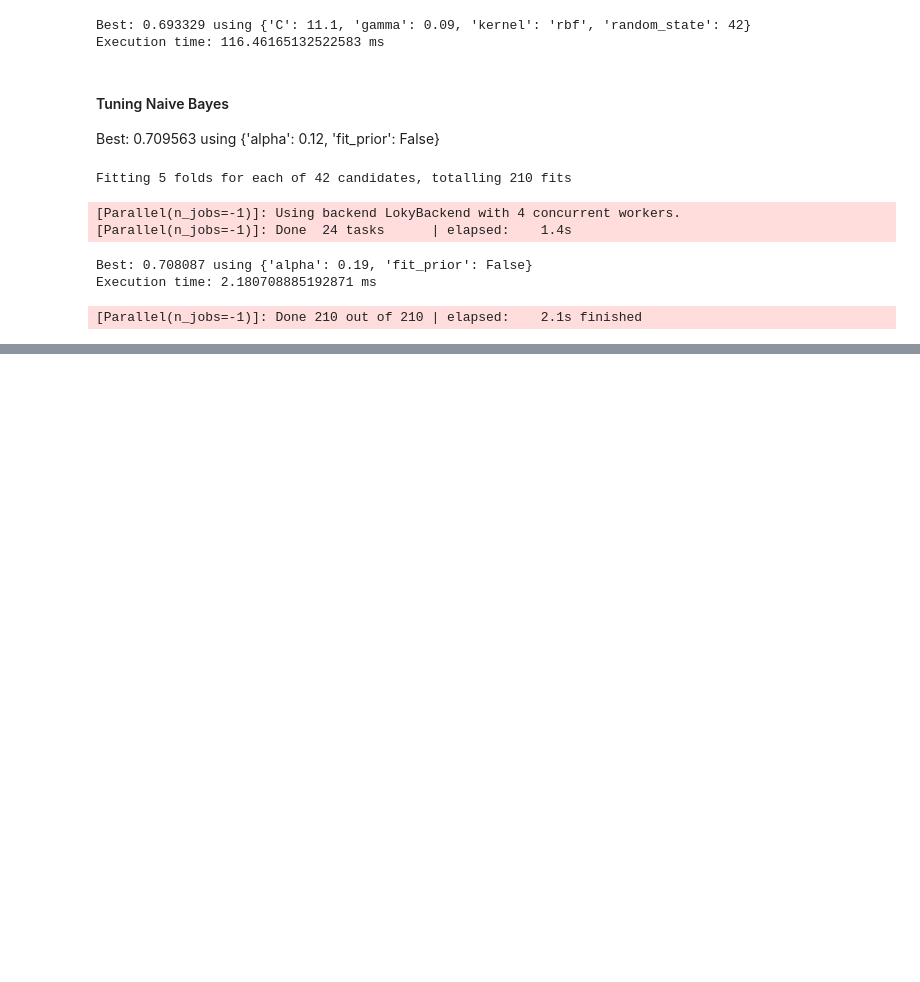
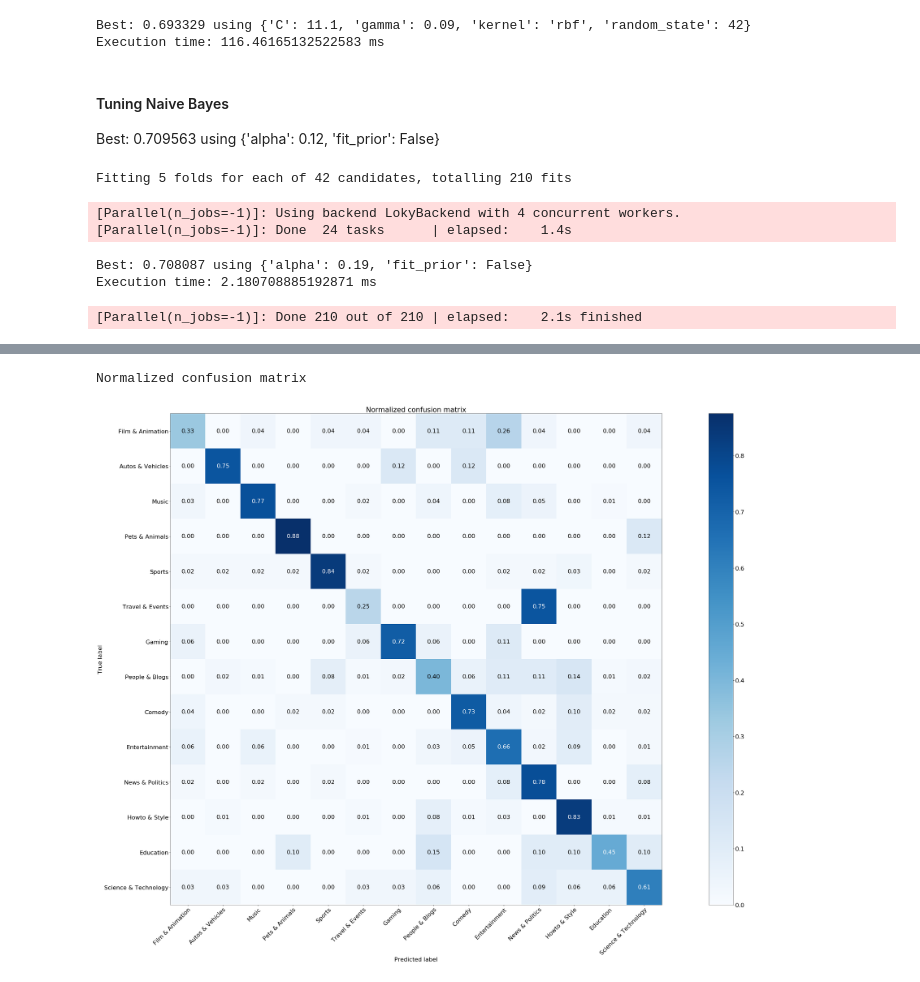
Before and after one commit to nwwnw-dam/Youtube-Data-Analysis, a Jupyter notebook: Category prediction using video title and tags Part 1.ipynb, the cells around one changed output, grey strips where cells are left out. Cells and saved outputs as stored; diff of their text form; code cells hidden in the pictures; blank space fills up the shorter version.

```diff
--- a/Category prediction using video title and tags Part 1.ipynb
+++ b/Category prediction using video title and tags Part 1.ipynb
@@ -2,6 +2,9 @@
 # Category prediction using video title and tags
 # %%
 import numpy as np
+import matplotlib.pyplot as plt
+plt.rcParams["figure.figsize"] = (50,30)
+plt.rcParams.update({'font.size': 22})
 import pandas as pd
 import tensorflow as tf
 import nltk
@@ -21,6 +24,8 @@ from sklearn.svm import SVC
 from sklearn.neighbors import KNeighborsClassifier
 from sklearn.tree import DecisionTreeClassifier
 from sklearn.neural_network import MLPClassifier
+from sklearn.metrics import confusion_matrix
+from sklearn.utils.multiclass import unique_labels
 
 from nltk.tokenize import word_tokenize
 from nltk.stem.porter import PorterStemmer
@@ -152,7 +155,7 @@ def clean_and_join_title_and_tags(row, to_stem):
     return " ".join(words)
 # %%
 to_stem = False
-videos_df['title_and_tags'] = videos_df.apply(lambda x: clean_and_join_title_and_tags(x, to_stem), axis=1)
+videos_df['title_and_tags'] = videos_df.apply(lambda row: clean_and_join_title_and_tags(row, to_stem), axis=1)
 # %%
 videos_df['title_and_tags'][0]
 # %% [output]
@@ -196,7 +199,7 @@ classifiers = {"LogisticRegression": LogisticRegression(),
                "DecisionTreeClassifier": DecisionTreeClassifier()}
 # %%
 accuracies = {}
-X_train, X_test, y_train, y_test = train_test_split(X, y, test_size=0.2, random_state=RANDOM)
+X_train, X_test, y_train, y_test = train_test_split(X, y, test_size=0.2, random_state=RANDOM, stratify=y)
 for classifier, model in classifiers.items():
     model.fit(X_train, y_train)
     y_pred = model.predict(X_test)
@@ -382,0 +443,4 @@ Execution time: 2.180708885192871 ms
+# %%
+X_train, X_test, y_train, y_test = train_test_split(X, y, test_size=0.2, random_state=RANDOM, stratify=y)
+classifier = MultinomialNB(alpha=0.12, fit_prior=False)
+y_pred = classifier.fit(X_train, y_train).predict(X_test)
@@ -382,0 +464,18 @@ Execution time: 2.180708885192871 ms
+# %%
+np.set_printoptions(precision=2)
+# -2 to remove the categories with too little samples
+class_names = np.array([i[1] for i in sorted(list(category_id_to_word.items()), key=lambda x: x[0])][:-2])
+
+# Plot non-normalized confusion matrix
+
+# plot_confusion_matrix(y_test, y_pred, classes=class_names,
+#                       title='Confusion matrix, without normalization')
+
+# Plot normalized confusion matrix
+plot_confusion_matrix(y_test, y_pred, classes=class_names, normalize=True,
+                      title='Normalized confusion matrix')
+
+plt.show()
+# %% [output]
+Normalized confusion matrix
+[figure, added]
```
Also changed, not shown: parts of 5 cells of this notebook, 4 other files.
